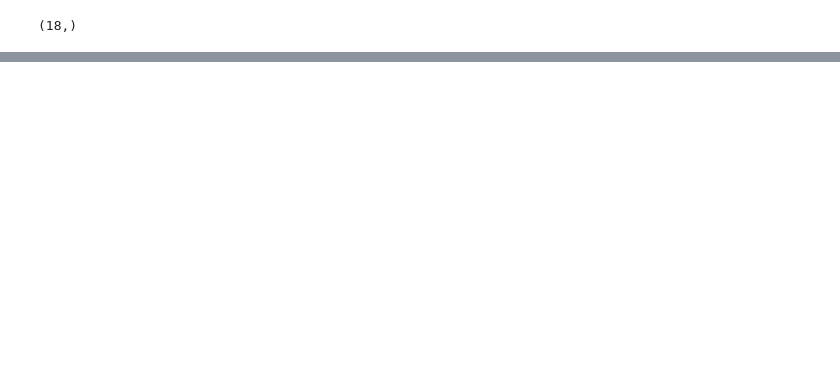
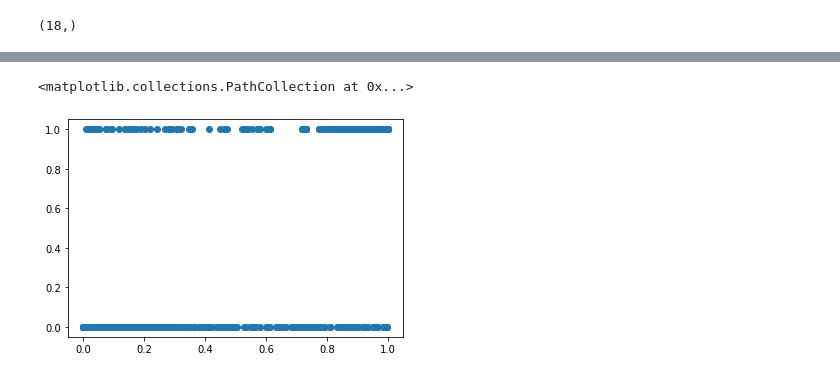
Before and after one commit to NAVSmith/employee_attrition_prediction, a Jupyter notebook: model.ipynb, the cells around one changed output, grey strips where cells are left out. Cells and saved outputs as stored; diff of their text form; code cells hidden in the pictures; blank space fills up the shorter version.

```diff
--- a/model.ipynb
+++ b/model.ipynb
@@ -102,0 +122,5 @@ plt.close()
+# %%
+plt.scatter(model.predict(X_val), Y_val)
+# %% [output]
+<matplotlib.collections.PathCollection at 0x...>
+[figure, added]
```
Also changed, not shown: parts of 11 cells of this notebook.
